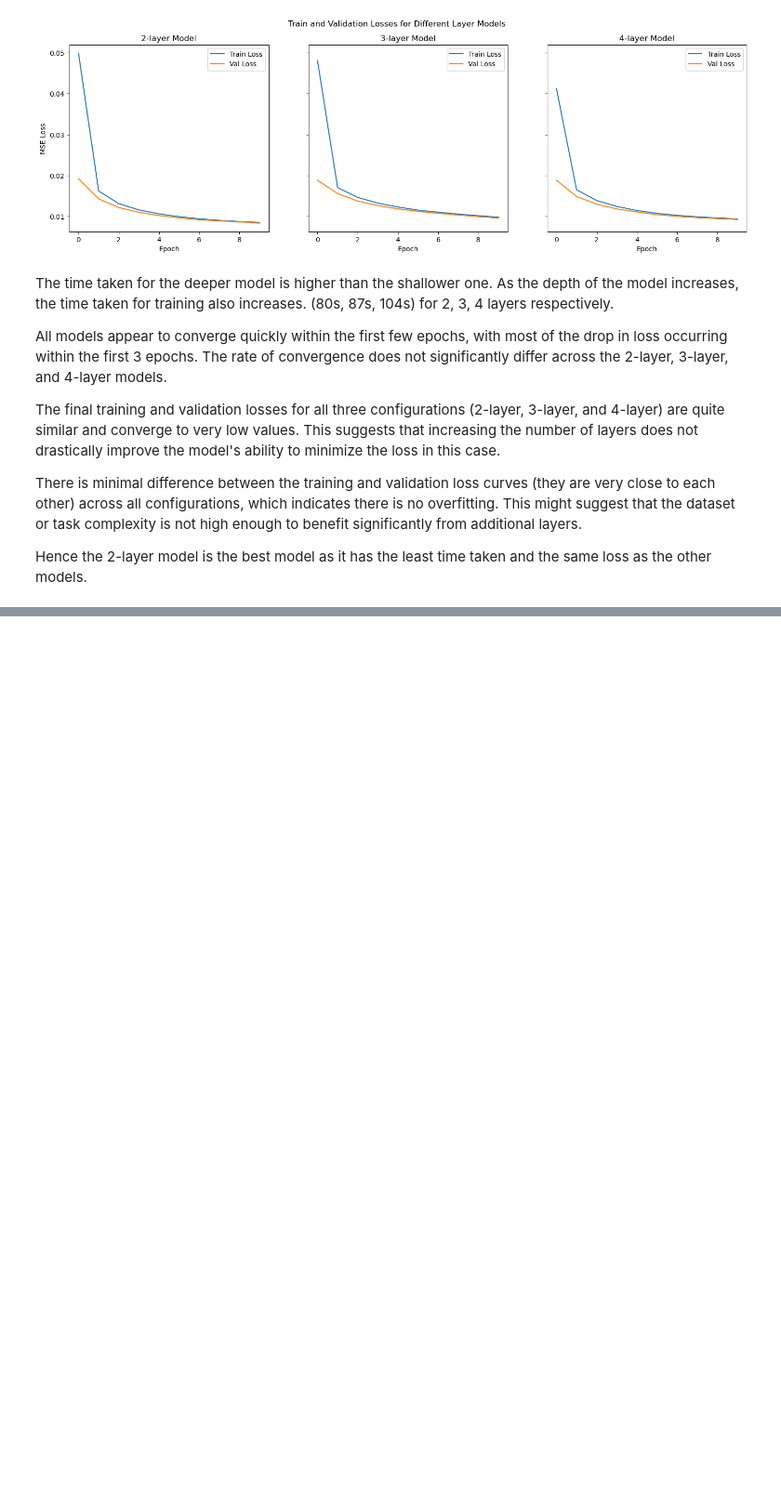
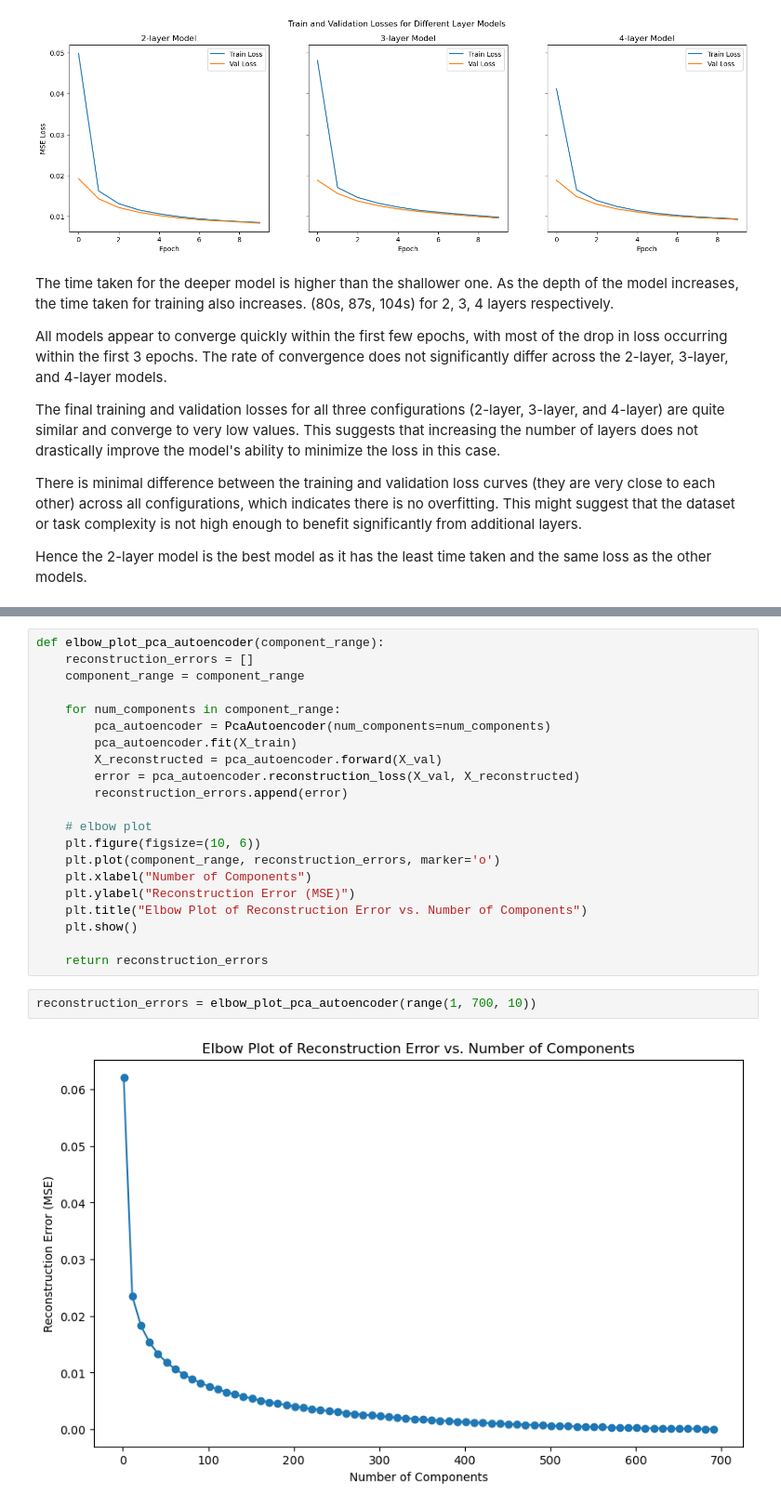
Before and after one commit to Abhinav7R/ML-kit, a Jupyter notebook: assignments/4/AutoEncoder.ipynb, the cells around one changed output, grey strips where cells are left out. Shown at 93% size. Saved outputs shown, nothing was run; the diff lists cells and outputs as text; blank space fills up the shorter version.

```diff
--- a/assignments/4/AutoEncoder.ipynb
+++ b/assignments/4/AutoEncoder.ipynb
@@ -516,0 +660,25 @@ Hence the 2-layer model is the best model as it has the least time taken and the
+# %%
+def elbow_plot_pca_autoencoder(component_range):
+    reconstruction_errors = []
+    component_range = component_range
+
+    for num_components in component_range:
+        pca_autoencoder = PcaAutoencoder(num_components=num_components)
+        pca_autoencoder.fit(X_train)
+        X_reconstructed = pca_autoencoder.forward(X_val)
+        error = pca_autoencoder.reconstruction_loss(X_val, X_reconstructed)
+        reconstruction_errors.append(error)
+
+    # elbow plot
+    plt.figure(figsize=(10, 6))
+    plt.plot(component_range, reconstruction_errors, marker='o')
+    plt.xlabel("Number of Components")
+    plt.ylabel("Reconstruction Error (MSE)")
+    plt.title("Elbow Plot of Reconstruction Error vs. Number of Components")
+    plt.show()
+
+    return reconstruction_errors
+# %%
+reconstruction_errors = elbow_plot_pca_autoencoder(range(1, 700, 10))
+# %% [output]
+[figure, added]
```
Also changed, not shown: parts of 28 cells of this notebook, 5 other files.
